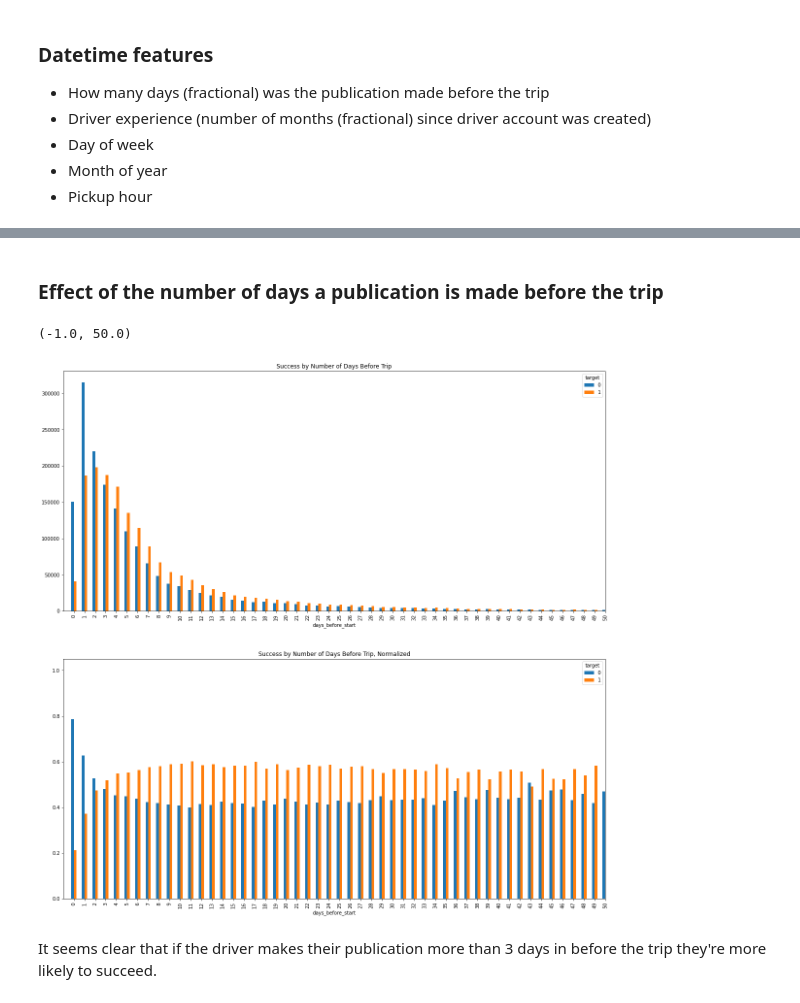
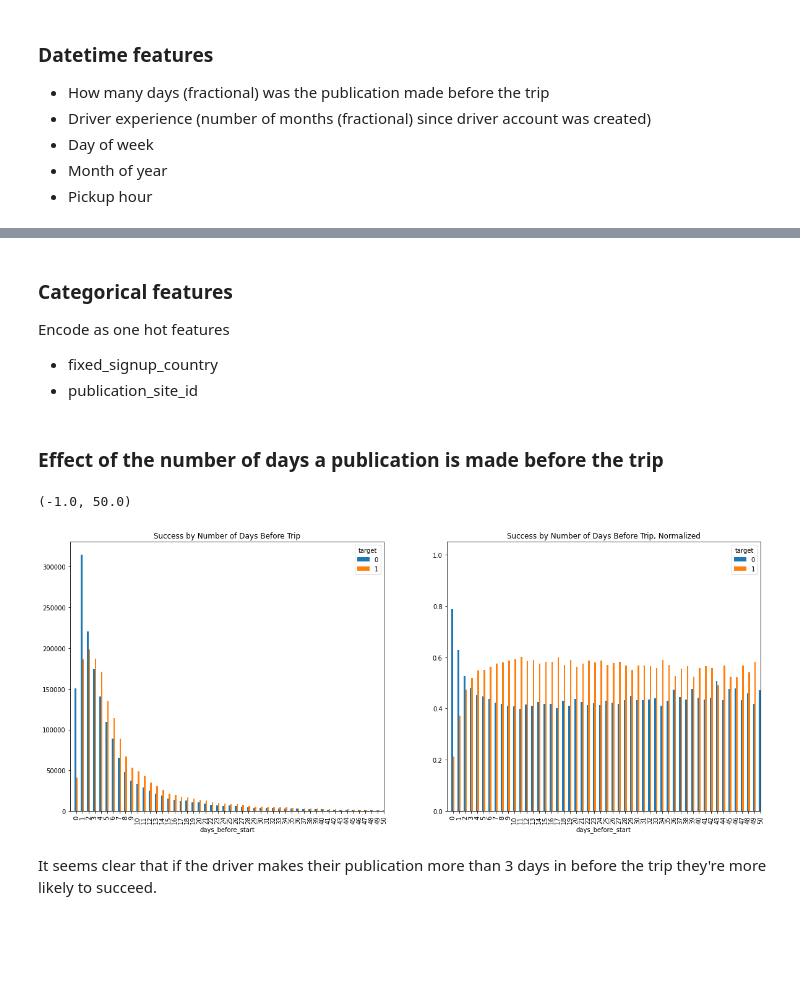
Before and after one commit to issamemari/blablacar-technical-test, a Jupyter notebook: notebooks/Data Exploration, Feature Importance, and Modeling.ipynb, the cells around one changed output, grey strips where cells are left out. Saved outputs shown, nothing was run; the diff lists cells and outputs as text; code cells hidden in the pictures; blank space fills up the shorter version.

```diff
--- a/notebooks/Data Exploration, Feature Importance, and Modeling.ipynb
+++ b/notebooks/Data Exploration, Feature Importance, and Modeling.ipynb
@@ -359,6 +153,9 @@ df["months_since_signup"] = (df["published_date"] - df["signup_date"]).apply(
     lambda x: x.total_seconds()/(3600 * 24 * 30)
 )
 
-df["pickup_weekday"] = df["segment_datetime"].dt.weekday
-df["pickup_month"] = df["segment_datetime"].dt.month
+weekdays = ["Monday", "Tuesday", "Wednesday", "Thursday", "Friday", "Saturday", "Sunday"]
+df["pickup_weekday"] = df["segment_datetime"].dt.weekday.apply(lambda x: weekdays[x])
+
+months = ["January", "February", "March", "April", "May", "June", "July", "August", "September", "October", "November", "December"]
+df["pickup_month"] = df["segment_datetime"].dt.month.apply(lambda x: months[x - 1])
 df["pickup_hour"] = df["segment_datetime"].dt.hour
@@ -365,22 +200,44 @@ df["pickup_hour"] = df["segment_datetime"].dt.hour
+# %% [markdown]
+### Categorical features
+
+Encode as one hot features
+* fixed_signup_country
+* publication_site_id
+# %%
+one_hot = pd.get_dummies(df["fixed_signup_country"])
+df.drop("fixed_signup_country", axis=1, inplace=True)
+df = df.join(one_hot)
+
+one_hot = pd.get_dummies(df["publication_site_id"])
+df.drop("publication_site_id", axis=1, inplace=True)
+df = df.join(one_hot)
+
+one_hot = pd.get_dummies(df["pickup_weekday"])
+df.drop("pickup_weekday", axis=1, inplace=True)
+df = df.join(one_hot)
+
+one_hot = pd.get_dummies(df["pickup_month"])
+df.drop("pickup_month", axis=1, inplace=True)
+df = df.join(one_hot)
 # %% [markdown]
 ### Effect of the number of days a publication is made before the trip
 # %%
 df_temp = df[["days_before_start", "target", "driver_id"]].copy()
 df_temp["days_before_start"] = df_temp["days_before_start"].astype(int)
 
 counts = df_temp.groupby(["days_before_start", "target"]).count()["driver_id"]
 percentages = counts / counts.groupby(level=0).sum()
 
-fig, ax = plt.subplots(ncols=1, nrows=2, figsize=(20, 20))
+fig, ax = plt.subplots(ncols=2, nrows=1, figsize=(20, 8))
 
 counts.unstack().plot.bar(title="Success by Number of Days Before Trip", ax=ax[0])
 percentages.unstack().plot.bar(title="Success by Number of Days Before Trip, Normalized", ax=ax[1])
 
 ax[0].set_xlim((-1, 50))
 ax[1].set_xlim((-1, 50))
 # %% [output]
 (-1.0, 50.0)
-[figure, old version]
+[figure, new version]
 # %% [markdown]
 It seems clear that if the driver makes their publication more than 3 days in before the trip they're more likely to succeed.
 # %% [markdown]
```
Also changed, not shown: parts of 37 cells of this notebook, 1 other file.
